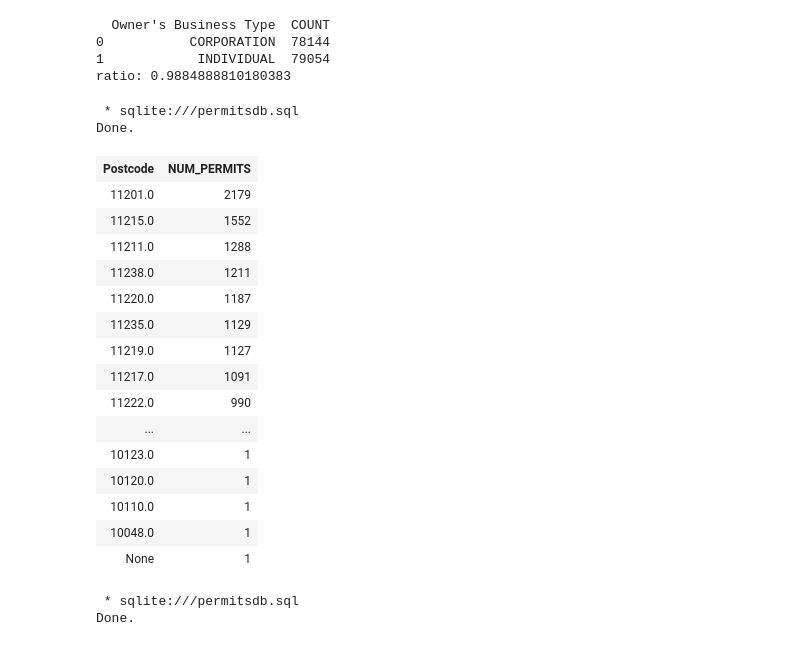
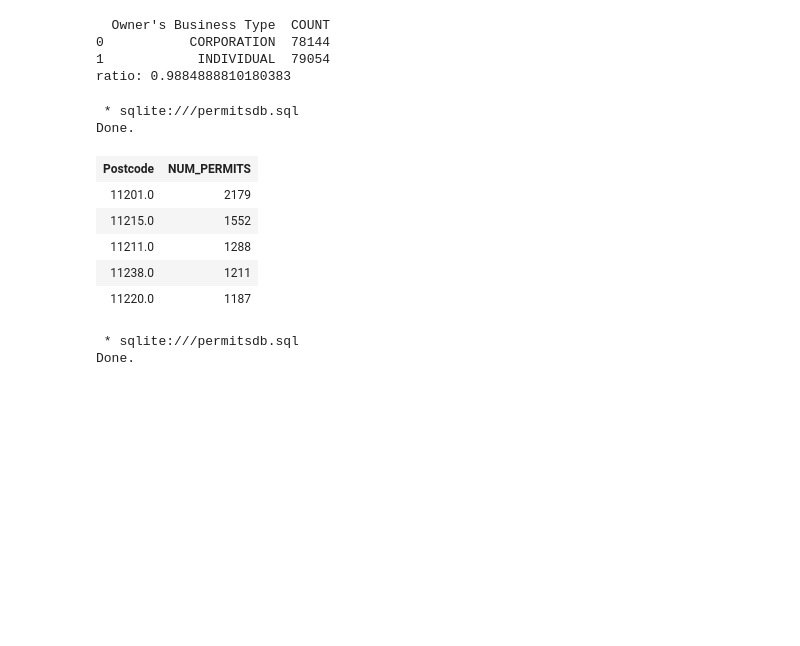
Before and after one commit to dray89/SQL, a Jupyter notebook: Proj_DataAnalysis_In_SQLlite.ipynb, the cells around one changed output. Drawn from its saved outputs; the diff is of its cells as text; code cells hidden in the pictures; blank space fills up the shorter version.

```diff
--- a/Proj_DataAnalysis_In_SQLlite.ipynb
+++ b/Proj_DataAnalysis_In_SQLlite.ipynb
@@ -191,29 +191,20 @@ ratio: 0.9884888810180383
 # %%
 %%sql
 SELECT Postcode, COUNT(*) AS NUM_PERMITS
 FROM permits
 WHERE "Filing Date" BETWEEN '2010-01-01 00:00:00.000' AND '2010-12-31 23:59:59.998'
 GROUP BY Postcode
-ORDER BY COUNT(*) DESC;
+ORDER BY COUNT(*) DESC
+LIMIT 5;
 # %% [output]
  * sqlite:///permitsdb.sql
 Done.
 | Postcode | NUM_PERMITS |
 | 11201.0 | 2179 |
 | 11215.0 | 1552 |
 | 11211.0 | 1288 |
 | 11238.0 | 1211 |
 | 11220.0 | 1187 |
-| 11235.0 | 1129 |
-| 11219.0 | 1127 |
-| 11217.0 | 1091 |
-| 11222.0 | 990 |
-| ... | ... |
-| 10123.0 | 1 |
-| 10120.0 | 1 |
-| 10110.0 | 1 |
-| 10048.0 | 1 |
-| None | 1 |
 # %%
 %%sql
 
```
Also changed, not shown: parts of 11 cells of this notebook.
